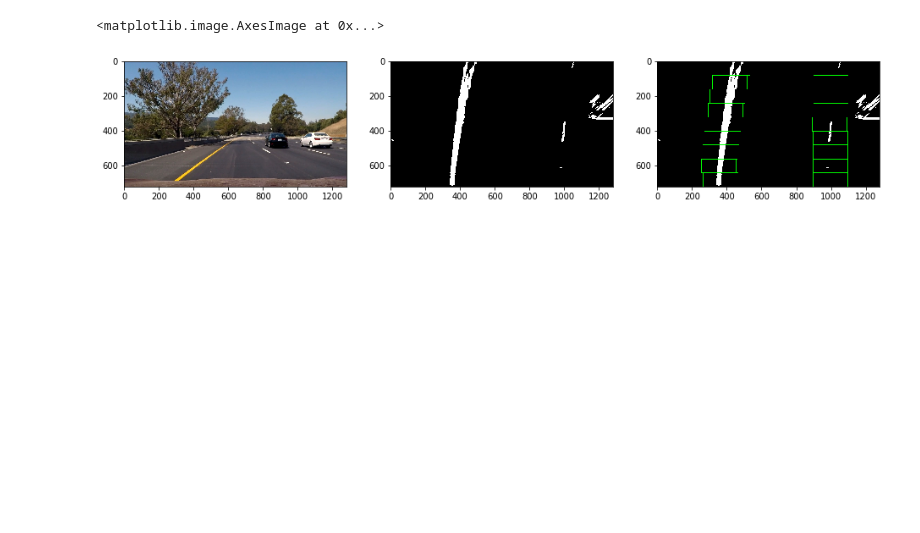
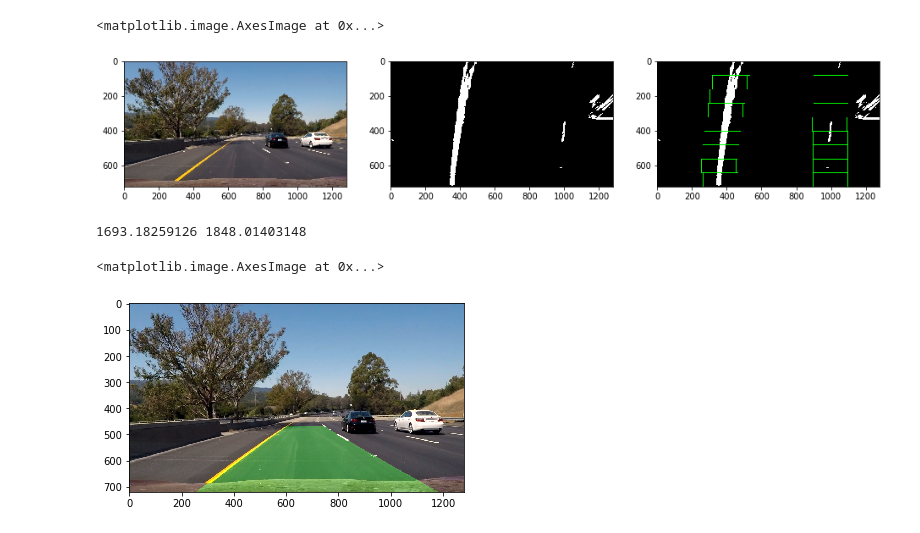
Before and after one commit to kevinwestern/CarND-Advanced-Lane-Lines, a Jupyter notebook: lane-finder.ipynb, the cells around one changed output. Drawn from its saved outputs; the diff is of its cells as text; code cells hidden in the pictures; blank space fills up the shorter version.

Commit message:
Drawing lane on the road.

```diff
--- a/lane-finder.ipynb
+++ b/lane-finder.ipynb
@@ -249,9 +253,9 @@ def apply_thresholds(img_rgb, sobel_kernel=9):
 # %%
 def pipeline(img):
     undistored = camera.undistort_img(img)
-    transformed = apply_perspective(undistored)
+    transformed, Minv = apply_perspective(undistored)
     binaried = apply_thresholds(transformed)
-    return binaried
+    return binaried, Minv
 
 img = cv2.imread('./test_images/test3.jpg')
 img = cv2.cvtColor(img, cv2.COLOR_BGR2RGB)
@@ -343,7 +346,7 @@ def apply_sliding_window(binary_warped):
     left_fit = np.polyfit(lefty, leftx, 2)
     right_fit = np.polyfit(righty, rightx, 2)
 
-    return left_fit, right_fit, out_img
+    return left_fit, right_fit, out_img, left_lane_inds, right_lane_inds
 # %%
 img = cv2.imread('./test_images/test6.jpg')
 img = cv2.cvtColor(img, cv2.COLOR_BGR2RGB)
@@ -385,0 +395,39 @@ def measure_curvature(binary_warped, left_ind, right_ind):
+# %%
+img = cv2.imread('./test_images/test6.jpg')
+img = cv2.cvtColor(img, cv2.COLOR_BGR2RGB)
+
+pipelined, Minv = pipeline(img)
+left_fit, right_fit, out_img, left_lane_inds, right_lane_inds = apply_sliding_window(pipelined)
+left_curve, right_curve = measure_curvature(pipelined, left_lane_inds, right_lane_inds)
+# %%
+print(left_curve, right_curve)
+# %% [output]
+1693.18259126 1848.01403148
+# %%
+def draw(warped, original, left_fit, right_fit, Minv):
+    warp_zero = np.zeros_like(warped).astype(np.uint8)
+    color_warp = np.dstack((warp_zero, warp_zero, warp_zero))
+    h = warped.shape[0]
+    ploty = np.linspace(0, h-1, num=h)# to cover same y-range as image
+
+    left_fitx = left_fit[0]*ploty**2 + left_fit[1]*ploty + left_fit[2]
+    right_fitx = right_fit[0]*ploty**2 + right_fit[1]*ploty + right_fit[2]
+
+    pts_left = np.array([np.transpose(np.vstack([left_fitx, ploty]))])
+    pts_right = np.array([np.flipud(np.transpose(np.vstack([right_fitx, ploty])))])
+    pts = np.hstack((pts_left, pts_right))
+
+    # Draw the lane onto the warped blank image
+    cv2.fillPoly(color_warp, np.int_([pts]), (0,255, 0))
+
+    # Warp the blank back to original image space using inverse perspective matrix (Minv)
+    newwarp = cv2.warpPerspective(color_warp, Minv, (original.shape[1], original.shape[0]))
+    # Combine the result with the original image
+    result = cv2.addWeighted(original, 1, newwarp, 0.3, 0)
+    return result
+# %%
+result = draw(pipelined, img, left_fit, right_fit, Minv)
+plt.imshow(result)
+# %% [output]
+<matplotlib.image.AxesImage at 0x...>
+[figure, added]
```
Also changed, not shown: parts of 5 cells of this notebook.
